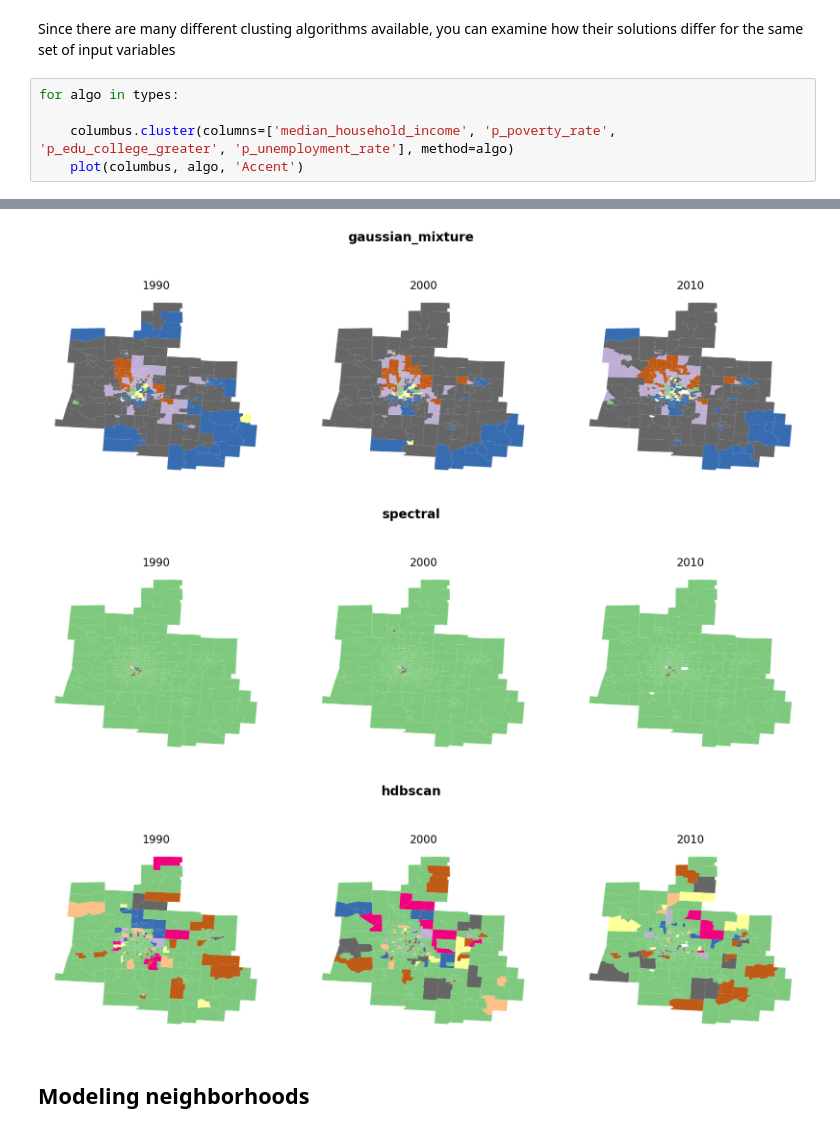
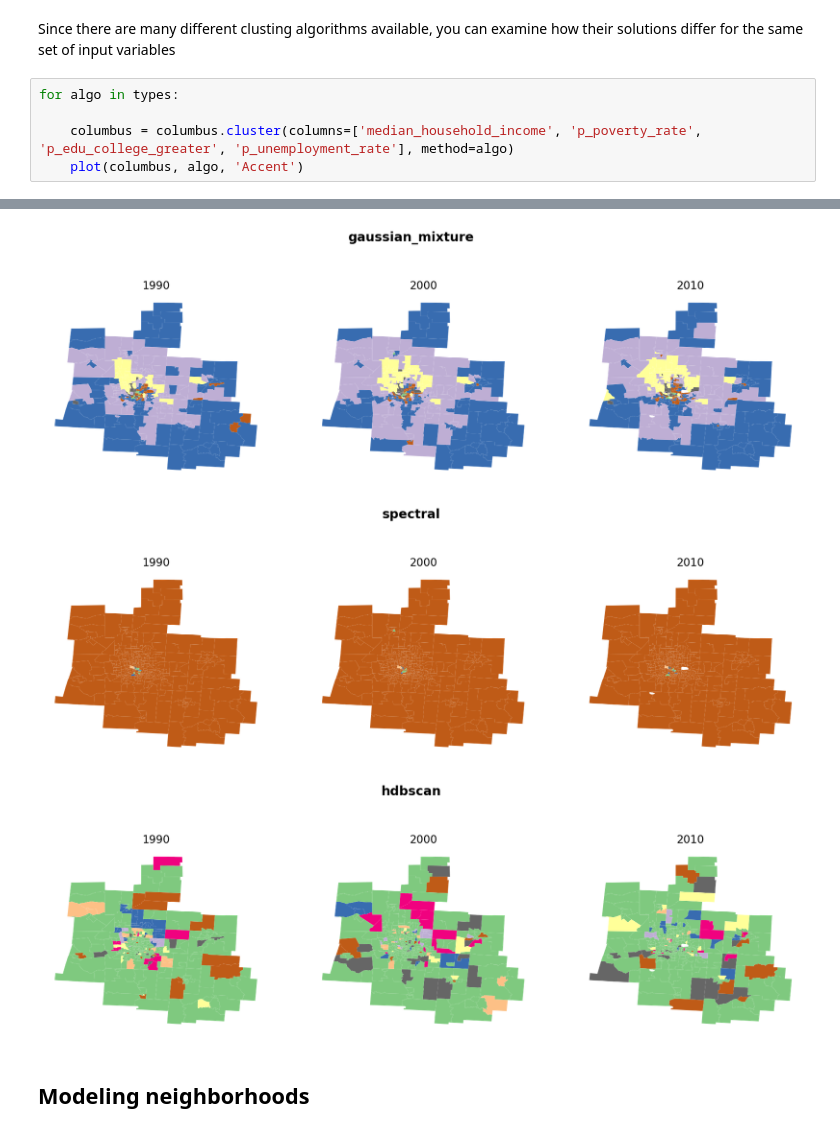
Before and after one commit to oturns/geosnap, a Jupyter notebook: examples/04_modeling_neighborhood_types.ipynb, the cells around one changed output, grey strips where cells are left out. Drawn from its saved outputs; the diff is of its cells as text.

Commit message:
update cluster example notebook

```diff
--- a/examples/04_modeling_neighborhood_types.ipynb
+++ b/examples/04_modeling_neighborhood_types.ipynb
@@ -84,6 +84,6 @@ Since there are many different clusting algorithms available, you can examine ho
 # %%
 for algo in types:
 
-    columbus.cluster(columns=['median_household_income', 'p_poverty_rate', 'p_edu_college_greater', 'p_unemployment_rate'], method=algo)
+    columbus = columbus.cluster(columns=['median_household_income', 'p_poverty_rate', 'p_edu_college_greater', 'p_unemployment_rate'], method=algo)
     plot(columbus, algo, 'Accent')
 # %% [output]
@@ -92,6 +92,6 @@ for algo in types:
-[figure, old version]
+[figure, new version]
-[figure, old version]
+[figure, new version]
-[figure, old version]
+[figure, new version]
 # %% [markdown]
 ## Modeling neighborhoods
 # %% [markdown]
```
Also changed, not shown: parts of 3 cells of this notebook.
